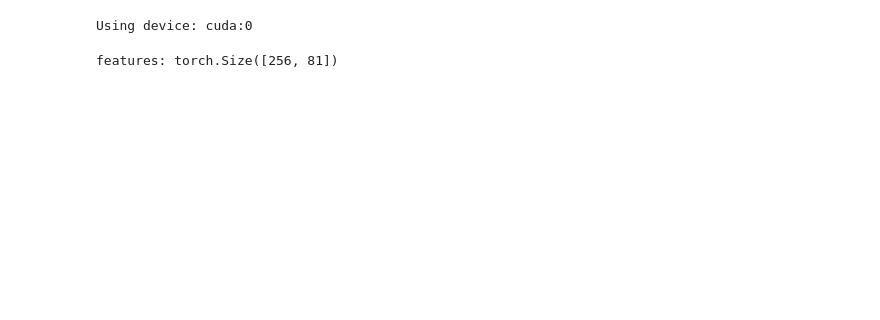
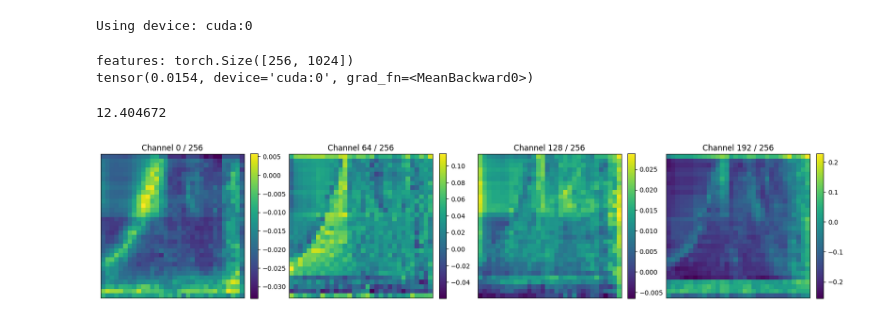
Before and after one commit to edabier/SS-HSU_benchmark, a Jupyter notebook: fm_unmixing.ipynb, the cells around one changed output. Cells and saved outputs as stored; diff of their text form; code cells hidden in the pictures; blank space fills up the shorter version.

Commit message:
hyperfree update

```diff
--- a/fm_unmixing.ipynb
+++ b/fm_unmixing.ipynb
@@ -8,9 +8,10 @@ import scipy.io as io
 import sys
 import numpy as np
 from tqdm import tqdm
+import gc
 
-global_path = "/home/ids/edabier/HSU"
-# global_path = "/home/edabier/Documents/Thèse/benchmark"
+# global_path = "/home/ids/edabier/HSU"
+global_path = "/home/edabier/Documents/Thèse/benchmark"
 sys.path.append(f"{global_path}/HyperSIGMA/HyperspectralUnmixing")
 from mmengine.optim import build_optim_wrapper
 from mmcv__custom import custom_layer_decay_optimizer_constructor
@@ -21,7 +22,6 @@ from src.utils import plots
 from src.utils import extractor
 from src.models import models
 from src.models import foundation_models as rsfm
-from src.models import srvit
 
 if torch.cuda.is_available():
     dev = "cuda:0"
@@ -39,7 +39,7 @@ else:
 # %% [output]
 Using device: cuda:0
 # %%
-dataset = "urban4"
+dataset = "apex"
 data = io.loadmat(f"datasets/{dataset}.mat")
 Y_flat = torch.tensor(data["Y"], dtype=torch.float)
 A_flat = torch.tensor(data["A"], dtype=torch.float)
@@ -47,8 +47,8 @@ E_init = torch.tensor(data["E"], dtype=torch.float)
 B, c, N = E_init.shape[0], E_init.shape[1], Y_flat.shape[1]
 
 Y_init = utils.oneD_to_2d(Y_flat)
+H = Y_init.shape[-1]
 A_init = utils.oneD_to_2d(A_flat)
-H = Y_init.shape[-1]
 # Y_init = Y_init/Y_init.max()
 Y_init = Y_init.unsqueeze(0)
 A_init = A_init.unsqueeze(0)
@@ -63,20 +63,27 @@ with open(wavelengths_path, "r") as file:
 # %%
 n_features = 1
 fm_name = "HyperFree"
 fm, Y_init_f, new_H = rsfm.create_fm(fm_name, Y_init, n_features=n_features, use_cls=False, extend_cls=False, path=global_path, patch_size=16)
 
 if fm_name == "DOFA":
     features = rsfm.get_dofa_features(fm, Y_init_f, wavelengths)
 elif fm_name == "HyperFree":
-    features = rsfm.get_hyperfree_features(fm, Y_init_f, wavelengths)
+    features = rsfm.get_hyperfree_features(fm.eval(), Y_init_f, wavelengths)
 D = int(features.shape[0]/1)
+alpha = int(features.shape[1]**0.5)
 
 print(f"features: {features.shape}")
 
-alpha = int(features.shape[1]**0.5)
-unmixer = rsfm.Unmixing_from_features(D=D, alpha=alpha, B=B, c=c, n_features=n_features, use_cls=False)
+plots.plot_hsi(features.reshape(D, alpha, alpha), 4)
+print(features.mean())
+
+unmixer = rsfm.Unmixing_from_features(D=D, H=H, alpha=alpha, B=B, c=c, n_features=n_features, use_cls=False)
+sum(p.numel() for p in unmixer.parameters() if p.requires_grad)/1e6
 # %% [output]
-features: torch.Size([256, 81])
+features: torch.Size([256, 1024])
+tensor(0.0154, device='cuda:0', grad_fn=<MeanBackward0>)
+12.404672
+[figure, added]
 # %%
 loader, _, _ = utils.create_dataloader(dataset, patch_size=H, dev=dev, path=global_path)
 epochs, lr = 200, 0.002
```
Also changed, not shown: parts of 3 cells of this notebook, 8 other files.
